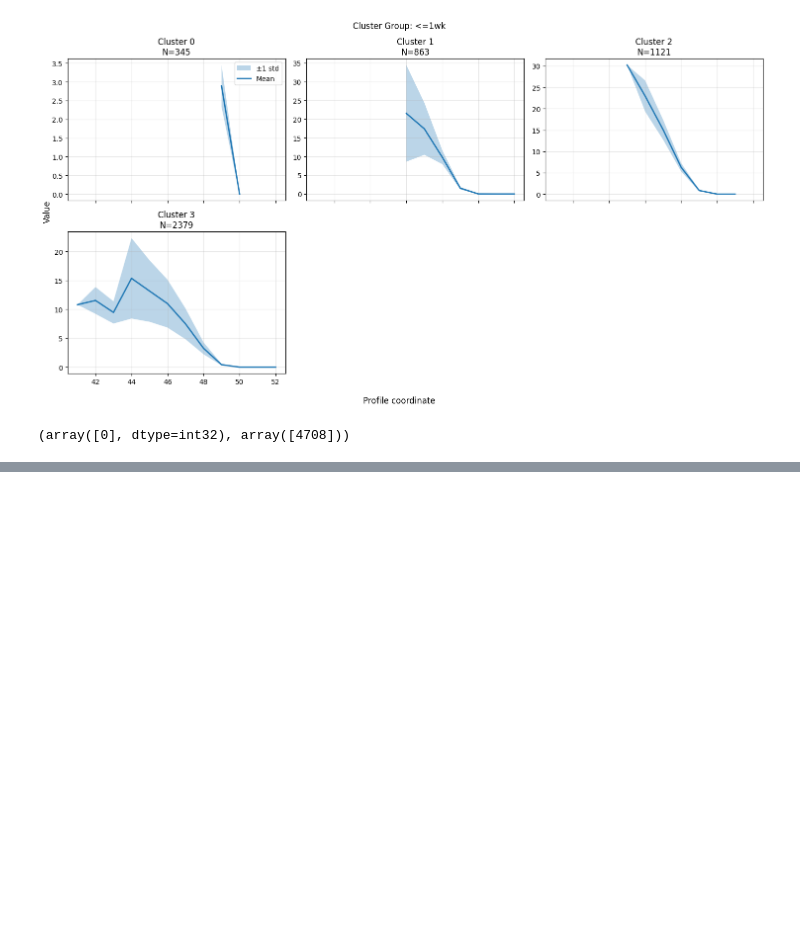
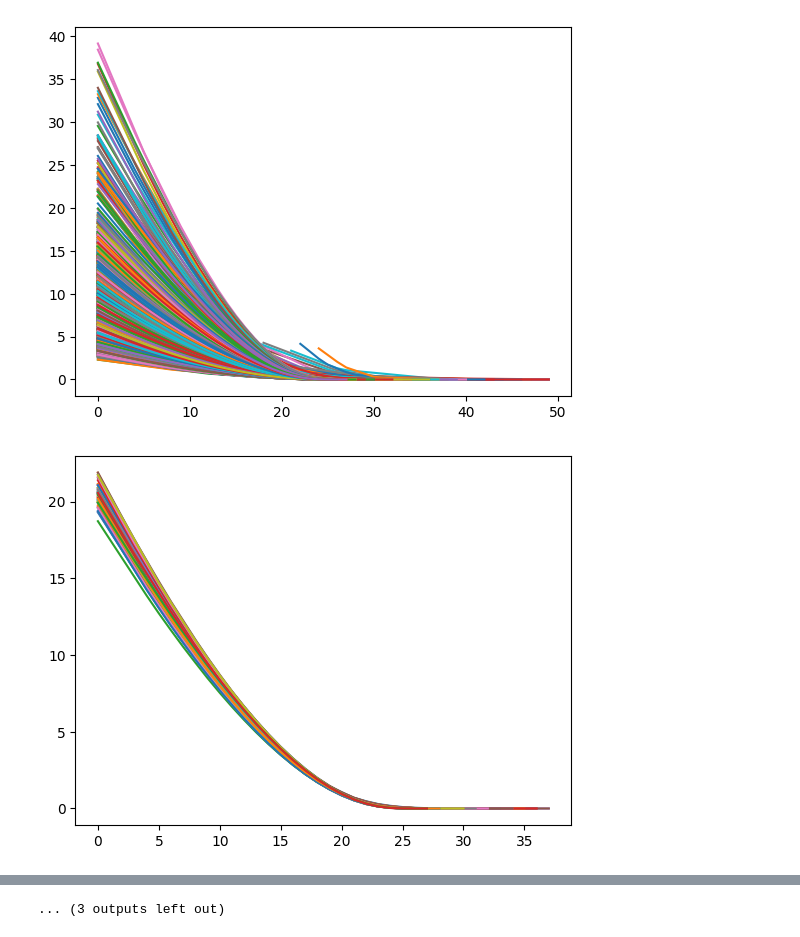
Before and after one commit to hannesnikulski/paper-revision, a Jupyter notebook: src/notebooks/cluster-eval.ipynb, the cells around one changed output, grey strips where cells are left out. Saved outputs shown, nothing was run; the diff lists cells and outputs as text; code cells hidden in the pictures; blank space fills up the shorter version.

```diff
--- a/src/notebooks/cluster-eval.ipynb
+++ b/src/notebooks/cluster-eval.ipynb
@@ -12,5 +12,8 @@ c:\Users\HannesNikulski\projects\paper-revision
+# %%
+datapath = projectPath / "data" / "z_norm"
+df = pd.read_parquet(projectPath / "data" / "ivdata.parquet")
 # %%
-def plotClusters(labels, sliceMatrix, title):
+def plotClusters(labels, sliceMatrix, title, medoids):
     x = np.arange(sliceMatrix.shape[1])
 
     clusters = np.sort(np.unique(labels))
@@ -24,7 +27,7 @@ def plotClusters(labels, sliceMatrix, title):
         n_cols,
         figsize=(5 * n_cols, 4 * n_rows),
         sharex=True,
-        # sharey=True
+        sharey=True
     )
 
     axes = np.atleast_1d(axes).flatten()
@@ -43,7 +46,8 @@ def plotClusters(labels, sliceMatrix, title):
         #         ax.plot(x, curve, alpha=0.1)
 
         ax.fill_between(x, mean - std, mean + std, alpha=0.3, label="±1 std")
-        ax.plot(x, mean, linewidth=2, label="Mean")
+        # ax.plot(x,mean, linewidth=2, label="Mean")
+        ax.plot(x, sliceMatrix[medoids[cluster]], linewidth=2, label="medoid")
         ax.set_title(f"Cluster {cluster}\nN={len(cluster_data)}")
         ax.grid(alpha=0.3)
 
@@ -60,5 +64,5 @@ def plotClusters(labels, sliceMatrix, title):
     fig.suptitle(f'Cluster Group: {title}')
 
     plt.tight_layout()
-    plt.savefig(projectPath / "images/TETS.png")
+    # plt.savefig(projectPath / "images/TETS.png")
     plt.show()
@@ -65,19 +107,20 @@ def plotClusters(labels, sliceMatrix, title):
 # %%
-datapath = projectPath / "data" / "z_unnorm"
-
-df = pd.read_parquet(projectPath / "data" / "ivdata.parquet")
-
 for groupID, (groupLabel, group) in enumerate(df.groupby("Group")):
     keys = np.load(datapath / f"group_{groupID}_keys.npy", allow_pickle=True)
-    labels = np.load(datapath / f"group_{groupID}_kmedoid_labels.npy")
+    labels = np.load(datapath / f"group_{groupID}_hdbscan_labels.npy")
+    medoids = np.load(datapath / f"group_{groupID}_kmedoid_medoids.npy")
     sliceMatrix = np.load(datapath / f"group_{groupID}_slices.npy")
 
-    plotClusters(labels, sliceMatrix, groupLabel)
+    # n = len(keys)
+    # m = n * (n - 1) // 2
+    # distances = np.memmap(
+    #     datapath / f"group_{groupID}_distances.npy",
+    #     mode="r",
+    #     dtype=np.float16,
+    #     shape=(m,)
+    # )
+    # distances = np.asarray(distances, dtype=np.float64)
+    # plotDistanceDistribution(labels, distances)
 
-    break
+    plotClusters(labels, sliceMatrix, groupLabel, medoids)
+    # break
-# %% [output]
-[figure, removed]
-# %%
-np.unique(labels, return_counts=True)
-# %% [output]
-(array([0], dtype=int32), array([4708]))
@@ -83,0 +143,28 @@ np.unique(labels, return_counts=True)
+# %%
+from tqdm import tqdm
+
+N_SAMPLES_PER_CLUSTER = 4
+colors = ["b", "r", "g", "black", "cyan"]
+
+for groupID, (groupLabel, group) in enumerate(df.groupby("Group")):
+    keys = np.load(datapath / f"group_{groupID}_keys.npy", allow_pickle=True)
+    labels = np.load(datapath / f"group_{groupID}_hdbscan_labels.npy")
+    medoids = np.load(datapath / f"group_{groupID}_kmedoid_medoids.npy")
+    sliceMatrix = np.load(datapath / f"group_{groupID}_slices.npy")
+
+    clusters = np.sort(np.unique(labels))
+    n_clusters = len(clusters)
+
+    for cluster in clusters:
+        sampleIdxs, = np.where(labels==cluster)
+        # sampleIdxs = np.random.choice(idxs, N_SAMPLES_PER_CLUSTER, replace=False)
+
+        for i, idx in tqdm(enumerate(sampleIdxs)):
+            plt.plot(sliceMatrix[idx])
+            # plt.plot(sliceMatrix[idx], color=colors[i], label=f"cluster_{i}")
+
+        plt.show()
+    break
+# %% [output]
+[figure, added]
+[figure, added]
@@ -83,0 +181 @@ np.unique(labels, return_counts=True)
+... (3 outputs left out)
```
Also changed, not shown: parts of 4 cells of this notebook, 33 other files.
